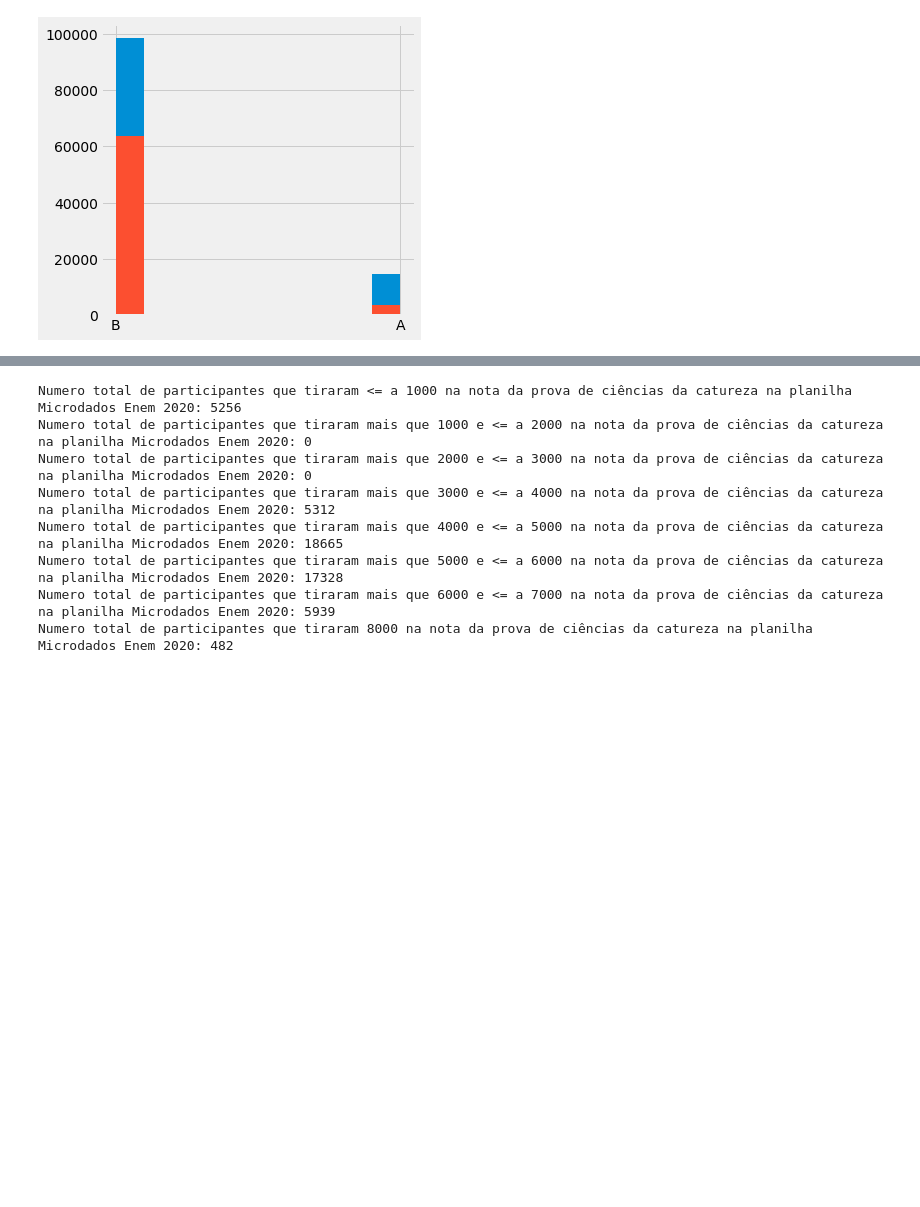
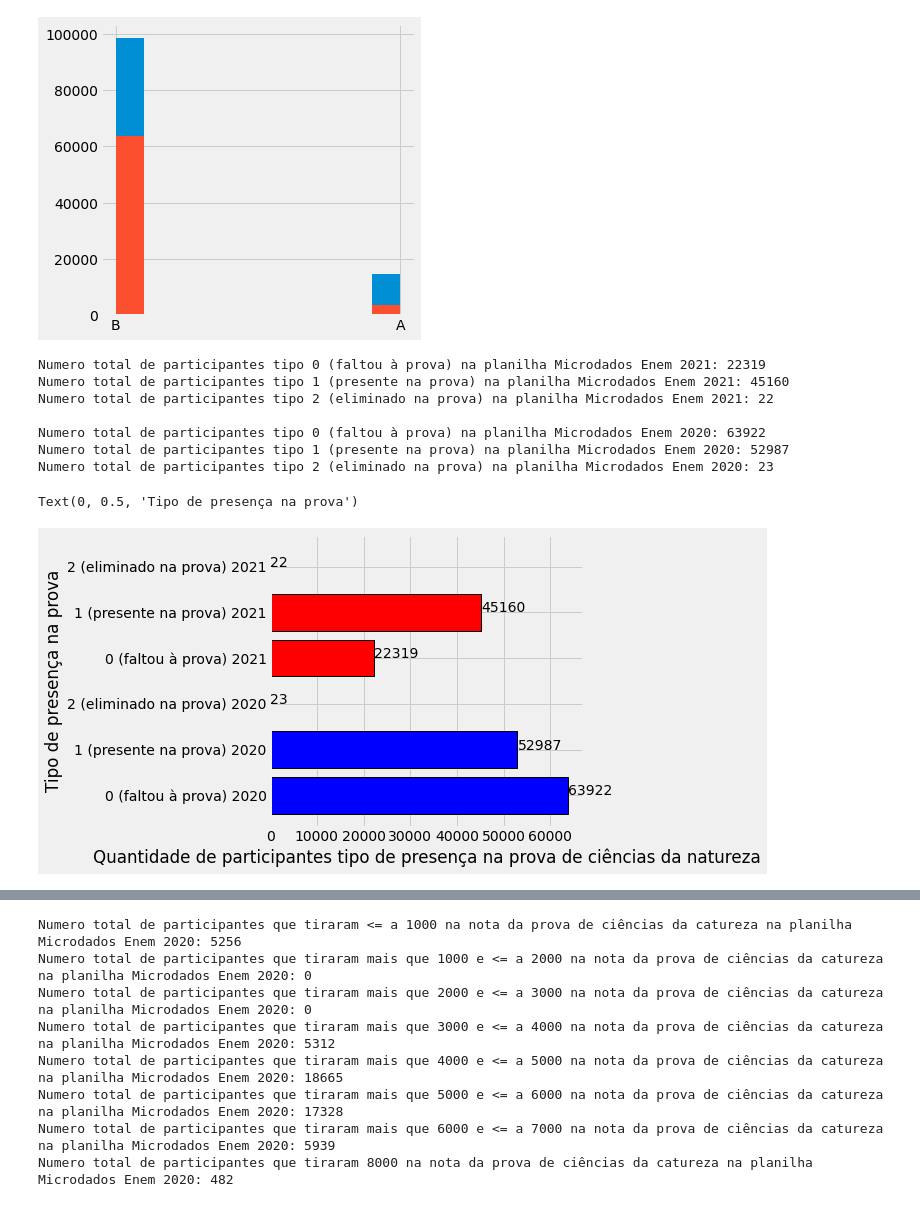
Before and after one commit to kingofrats04/Projeto_IA_DadosEnem, a Jupyter notebook: Graficos_IA.ipynb, the cells around one changed output, grey strips where cells are left out. Cells and saved outputs as stored; diff of their text form; code cells hidden in the pictures; blank space fills up the shorter version.

```diff
--- a/Graficos_IA.ipynb
+++ b/Graficos_IA.ipynb
@@ -587,3 +587,54 @@ print(planilha2021.Q025.hist())
 AxesSubplot(0.08,0.07;0.87x0.81)
 AxesSubplot(0.08,0.07;0.87x0.81)
 [figure]
+# %%
+#---------------------------------- Grafico 11 - Presença na prova ciências da natureza 2020 e 2021 ----------------------------------
+
+#display(planilha2021.loc[(planilha2021['TP_PRESENCA_CN'] == 0)])
+#display(planilha2021.loc[(planilha2021['TP_PRESENCA_CN'] == 1)])
+#display(planilha2021.loc[(planilha2021['TP_PRESENCA_CN'] == 2)])
+
+#display(planilha2020.loc[(planilha2020['TP_PRESENCA_CN'] == 0)])
+#display(planilha2020.loc[(planilha2020['TP_PRESENCA_CN'] == 1)])
+#display(planilha2020.loc[(planilha2020['TP_PRESENCA_CN'] == 2)])
+
+print('Numero total de participantes tipo 0 (faltou à prova) na planilha Microdados Enem 2021: 22319')
+print('Numero total de participantes tipo 1 (presente na prova) na planilha Microdados Enem 2021: 45160')
+print('Numero total de participantes tipo 2 (eliminado na prova) na planilha Microdados Enem 2021: 22\n')
+
+print('Numero total de participantes tipo 0 (faltou à prova) na planilha Microdados Enem 2020: 63922')
+print('Numero total de participantes tipo 1 (presente na prova) na planilha Microdados Enem 2020: 52987')
+print('Numero total de participantes tipo 2 (eliminado na prova) na planilha Microdados Enem 2020: 23\n')
+
+
+TP_PRESENCA_CN_0_2021 = 22319
+TP_PRESENCA_CN_1_2021 = 45160
+TP_PRESENCA_CN_2_2021 = 22
+
+TP_PRESENCA_CN_0_2020 = 63922
+TP_PRESENCA_CN_1_2020 = 52987
+TP_PRESENCA_CN_2_2020 = 23
+
+# Printando grafico de barras horizontal
+x = ['0 (faltou à prova) 2020', '1 (presente na prova) 2020', '2 (eliminado na prova) 2020', '0 (faltou à prova) 2021', '1 (presente na prova) 2021', '2 (eliminado na prova) 2021']
+y = [TP_PRESENCA_CN_0_2020, TP_PRESENCA_CN_1_2020, TP_PRESENCA_CN_2_2020, TP_PRESENCA_CN_0_2021, TP_PRESENCA_CN_1_2021, TP_PRESENCA_CN_2_2021]
+total_TP_PRESENCA_CN = TP_PRESENCA_CN_0_2020, TP_PRESENCA_CN_1_2020, TP_PRESENCA_CN_2_2020, TP_PRESENCA_CN_0_2021, TP_PRESENCA_CN_1_2021, TP_PRESENCA_CN_2_2021
+
+plt.style.use('fivethirtyeight')
+
+for index, value in enumerate(y):
+  plt.text(value, index,str(value))
+
+plt.barh(x, total_TP_PRESENCA_CN, align='center', color=['blue', 'blue', 'blue', 'red', 'red', 'red'], edgecolor='black', linewidth="1")
+plt.xlabel("Quantidade de participantes tipo de presença na prova de ciências da natureza")
+plt.ylabel("Tipo de presença na prova")
+# %% [output]
+Numero total de participantes tipo 0 (faltou à prova) na planilha Microdados Enem 2021: 22319
+Numero total de participantes tipo 1 (presente na prova) na planilha Microdados Enem 2021: 45160
+Numero total de participantes tipo 2 (eliminado na prova) na planilha Microdados Enem 2021: 22
+
+Numero total de participantes tipo 0 (faltou à prova) na planilha Microdados Enem 2020: 63922
+Numero total de participantes tipo 1 (presente na prova) na planilha Microdados Enem 2020: 52987
+Numero total de participantes tipo 2 (eliminado na prova) na planilha Microdados Enem 2020: 23
+Text(0, 0.5, 'Tipo de presença na prova')
+[figure, added]
```
Also changed, not shown: parts of 10 cells of this notebook.
